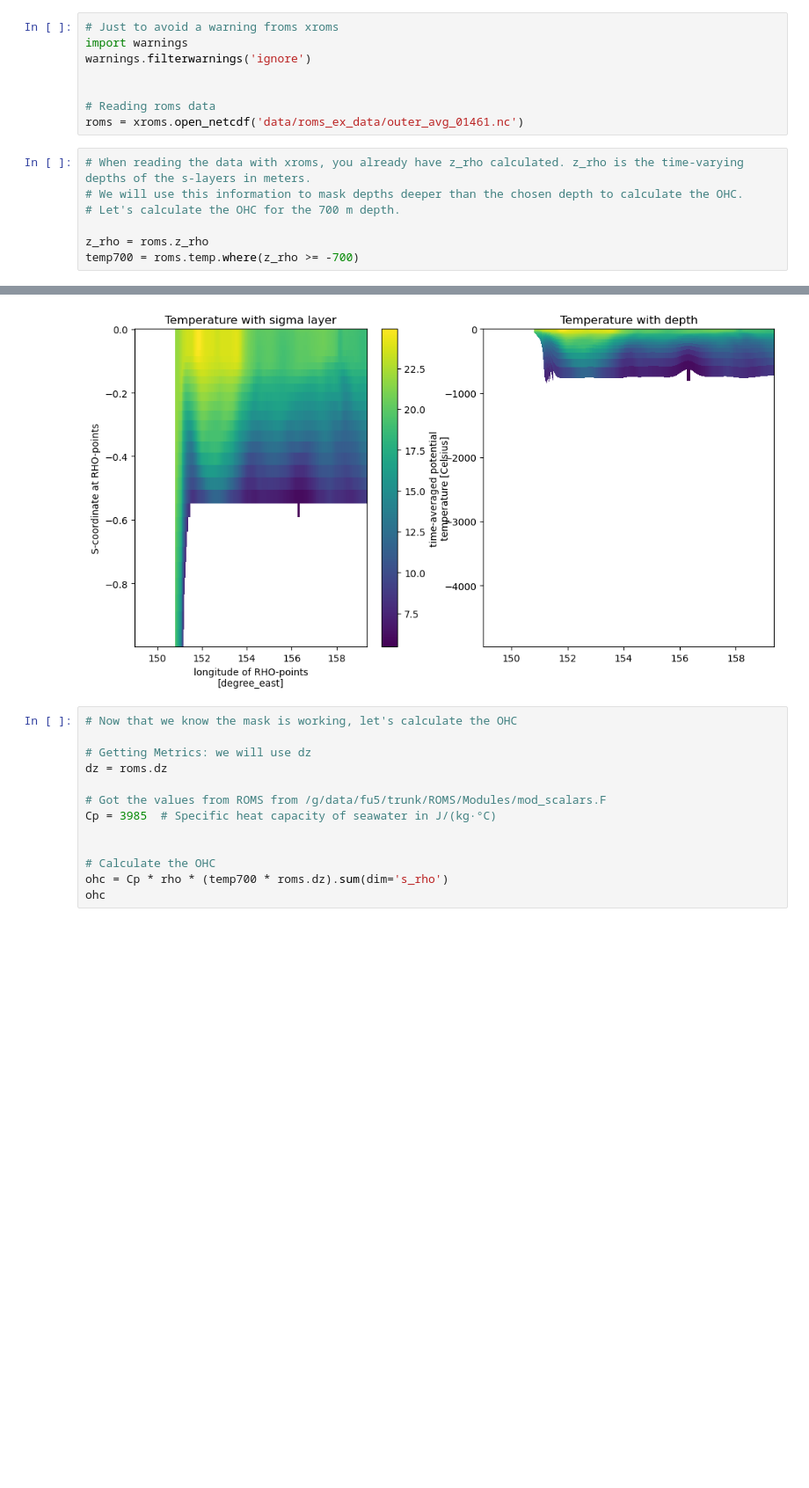
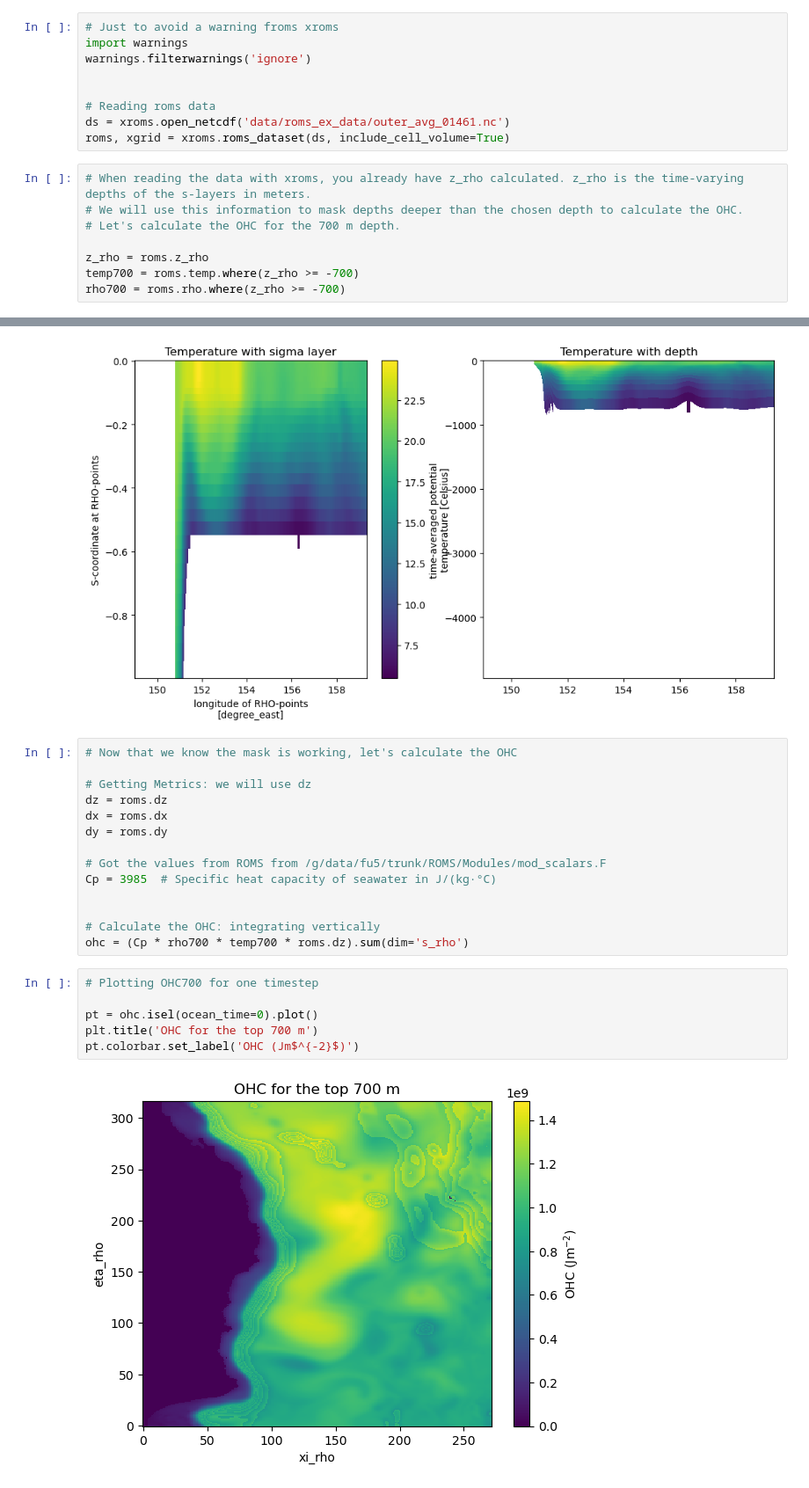
Before and after one commit to ACCESS-Community-Hub/coastal-commons, a Jupyter notebook: Recipes/OHC_calculation.ipynb, the cells around one changed output, grey strips where cells are left out. Shown at 88% size. Drawn from its saved outputs; the diff is of its cells as text; blank space fills up the shorter version.

```diff
--- a/Recipes/OHC_calculation.ipynb
+++ b/Recipes/OHC_calculation.ipynb
@@ -24,7 +24,8 @@ warnings.filterwarnings('ignore')
 
 
 # Reading roms data
-roms = xroms.open_netcdf('data/roms_ex_data/outer_avg_01461.nc')
+ds = xroms.open_netcdf('data/roms_ex_data/outer_avg_01461.nc')
+roms, xgrid = xroms.roms_dataset(ds, include_cell_volume=True)
 # %%
 # When reading the data with xroms, you already have z_rho calculated. z_rho is the time-varying depths of the s-layers in meters.
 # We will use this information to mask depths deeper than the chosen depth to calculate the OHC.
@@ -32,6 +33,7 @@ roms = xroms.open_netcdf('data/roms_ex_data/outer_avg_01461.nc')
 
 z_rho = roms.z_rho
 temp700 = roms.temp.where(z_rho >= -700)
+rho700 = roms.rho.where(z_rho >= -700)
 # %%
 # Sanity check: plotting a zonal section to see if the mask is working
 
@@ -52,11 +54,20 @@ Text(0.5, 1.0, 'Temperature with depth')
 
 # Getting Metrics: we will use dz
 dz = roms.dz
+dx = roms.dx
+dy = roms.dy
 
 # Got the values from ROMS from /g/data/fu5/trunk/ROMS/Modules/mod_scalars.F
 Cp = 3985  # Specific heat capacity of seawater in J/(kg·°C)
 
 
-# Calculate the OHC
-ohc = Cp * rho * (temp700 * roms.dz).sum(dim='s_rho')
-ohc
+# Calculate the OHC: integrating vertically
+ohc = (Cp * rho700 * temp700 * roms.dz).sum(dim='s_rho')
+# %%
+# Plotting OHC700 for one timestep
+
+pt = ohc.isel(ocean_time=0).plot()
+plt.title('OHC for the top 700 m')
+pt.colorbar.set_label('OHC (Jm$^{-2}$)')
+# %% [output]
+[figure, added]
```
Also changed, not shown: parts of 6 cells of this notebook.
